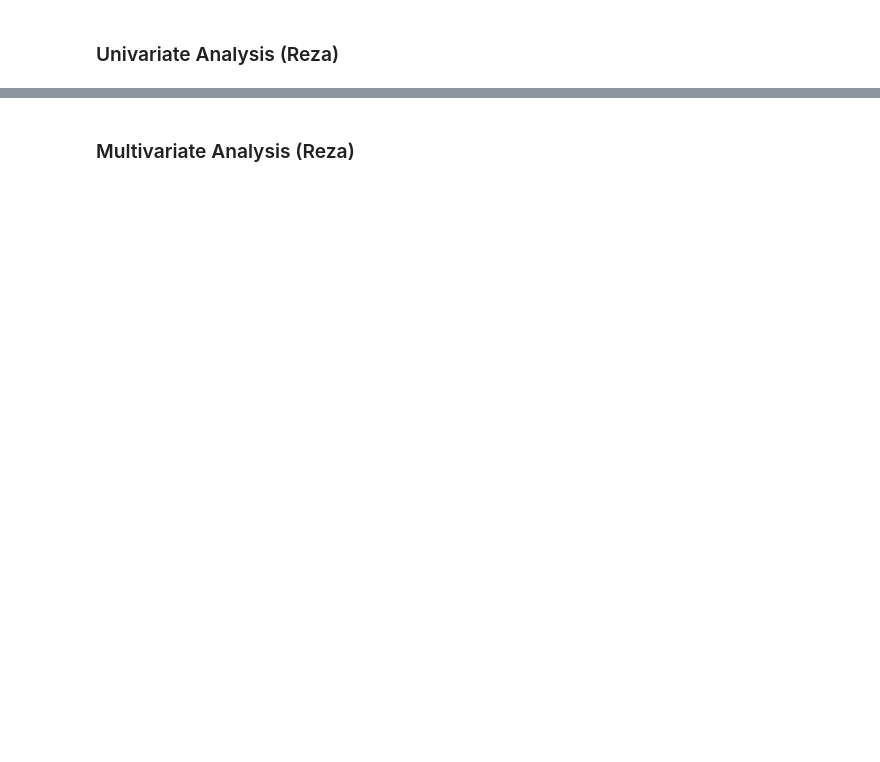
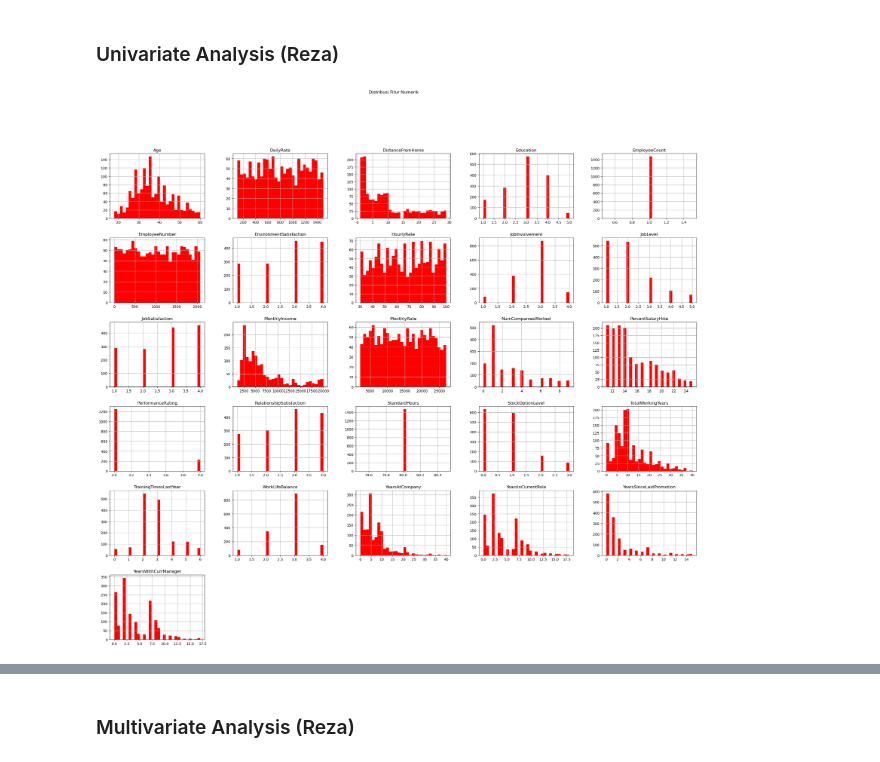
Before and after one commit to gibranariq/Final-Project-Rakamin-Men-United, a Jupyter notebook: Framework_data_modeling_lengkap.ipynb, the cells around one changed output, grey strips where cells are left out. Drawn from its saved outputs; the diff is of its cells as text; code cells hidden in the pictures; blank space fills up the shorter version.

```diff
--- a/Framework_data_modeling_lengkap.ipynb
+++ b/Framework_data_modeling_lengkap.ipynb
@@ -79,2 +104,10 @@ Data sudah bersih dari nilai duplikat
 # %% [markdown]
 ### Univariate Analysis (Reza)
+# %%
+numeric_cols = df.select_dtypes(include=np.number).columns
+# HISTOGRAM NUMERIK
+df[numeric_cols].hist(bins=30, figsize=(30,25), color='red')
+plt.suptitle("Distribusi Fitur Numerik")
+plt.show()
+# %% [output]
+[figure, added]
```
Also changed, not shown: parts of 10 cells of this notebook.
